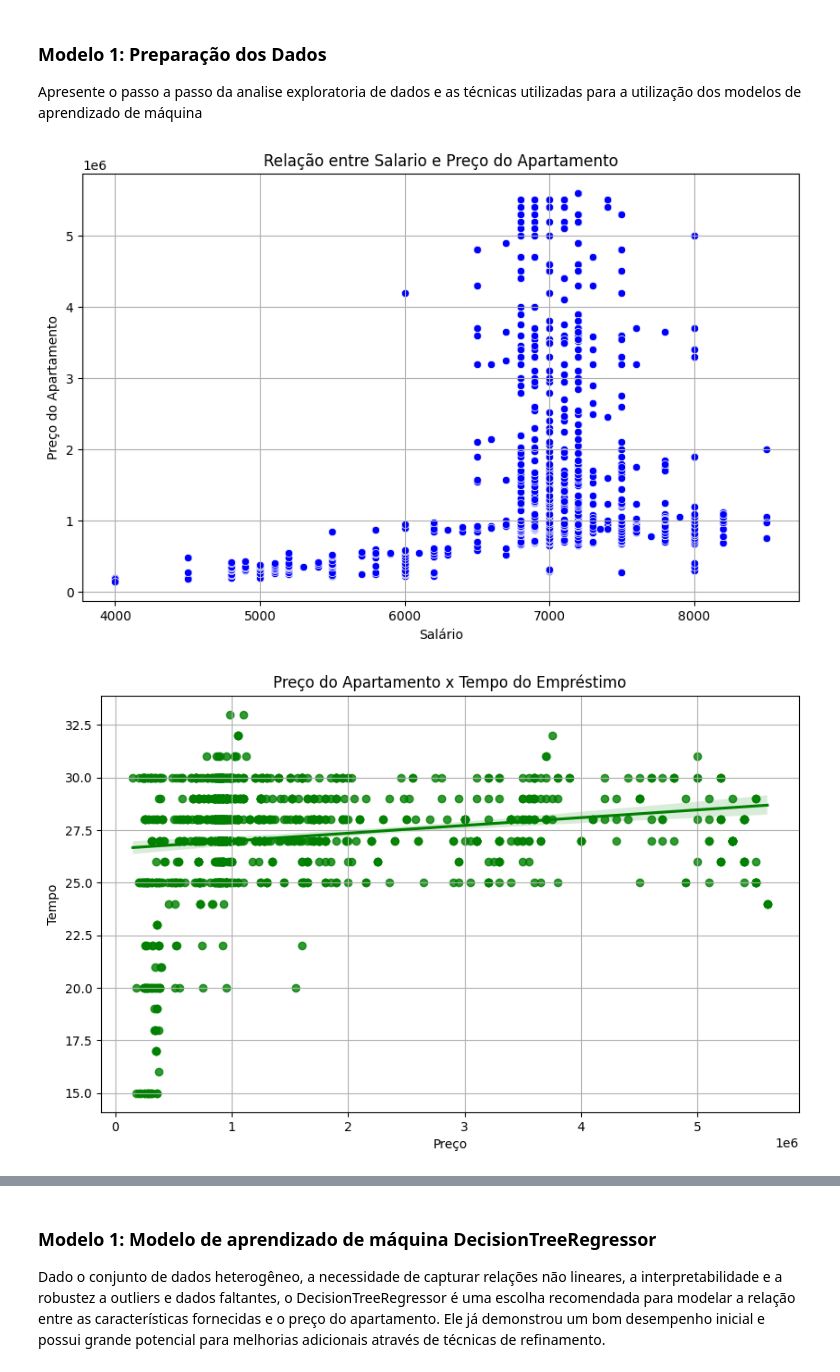
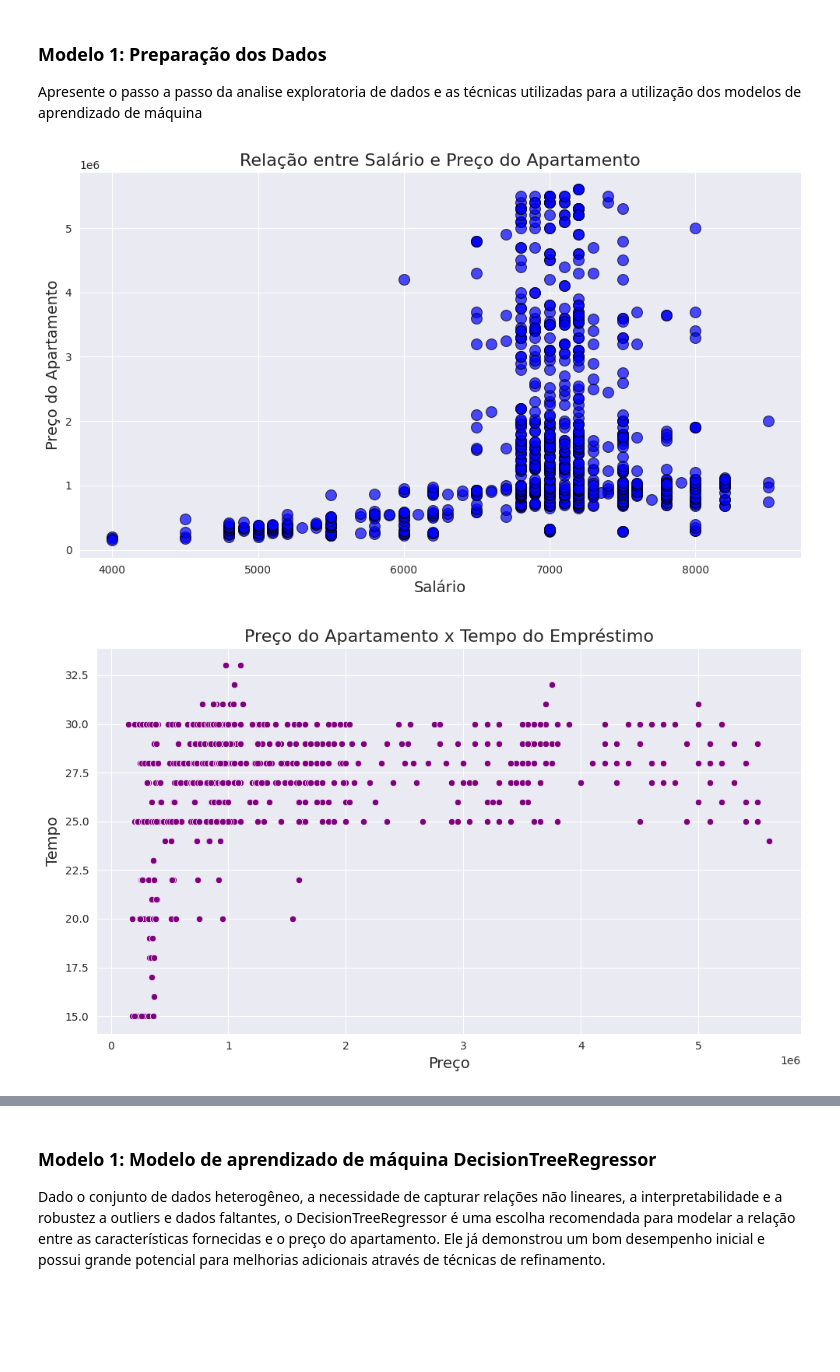
Before and after one commit to athospugliese/machinelearning_unicap, a Jupyter notebook: Projeto_Curso_Saulo_e_Athos.ipynb, the cells around one changed output, grey strips where cells are left out. Saved outputs shown, nothing was run; the diff lists cells and outputs as text; code cells hidden in the pictures; blank space fills up the shorter version.

```diff
--- a/Projeto_Curso_Saulo_e_Athos.ipynb
+++ b/Projeto_Curso_Saulo_e_Athos.ipynb
@@ -73,25 +73,31 @@ O 1° Modelo Escolhido se trata de um DecisionTreeRegressor com o Objetivo de an
 
 Apresente o passo a passo da analise exploratoria de dados e as técnicas utilizadas para a utilização dos modelos de aprendizado de máquina
 # %%
+sns.set_style("dark")
+
 plt.figure(figsize=(10, 6))
-sns.scatterplot(data=df, x='salario', y='precoDoApartamento', color='blue')
-plt.title('Relação entre Salario e Preço do Apartamento')
-plt.xlabel('Salário')
-plt.ylabel('Preço do Apartamento')
+sns.scatterplot(data=df, x='salario', y='precoDoApartamento', color='blue', edgecolor='black', alpha=0.7, s=100)
+plt.title('Relação entre Salário e Preço do Apartamento', fontsize=16)
+plt.xlabel('Salário', fontsize=14)
+plt.ylabel('Preço do Apartamento', fontsize=14)
 plt.grid(True)
+plt.tight_layout()
 plt.show()
 # %% [output]
-[figure, old version]
+[figure, new version]
 # %%
+sns.set_style("dark")
+
 plt.figure(figsize=(10, 6))
-sns.regplot(x='precoDoApartamento', y='tempoDeEmprestimo', data=df, color='green')
-plt.title('Preço do Apartamento x Tempo do Empréstimo')
-plt.xlabel('Preço')
-plt.ylabel('Tempo')
+sns.scatterplot(x='precoDoApartamento', y='tempoDeEmprestimo', data=df, color='purple')
+plt.title('Preço do Apartamento x Tempo do Empréstimo', fontsize=16)
+plt.xlabel('Preço', fontsize=14)
+plt.ylabel('Tempo', fontsize=14)
 plt.grid(True)
+plt.tight_layout()
 plt.show()
 # %% [output]
-[figure, old version]
+[figure, new version]
 # %%
 from sklearn.preprocessing import LabelEncoder
 label_encoder = LabelEncoder()
```
Also changed, not shown: parts of 16 cells of this notebook.
